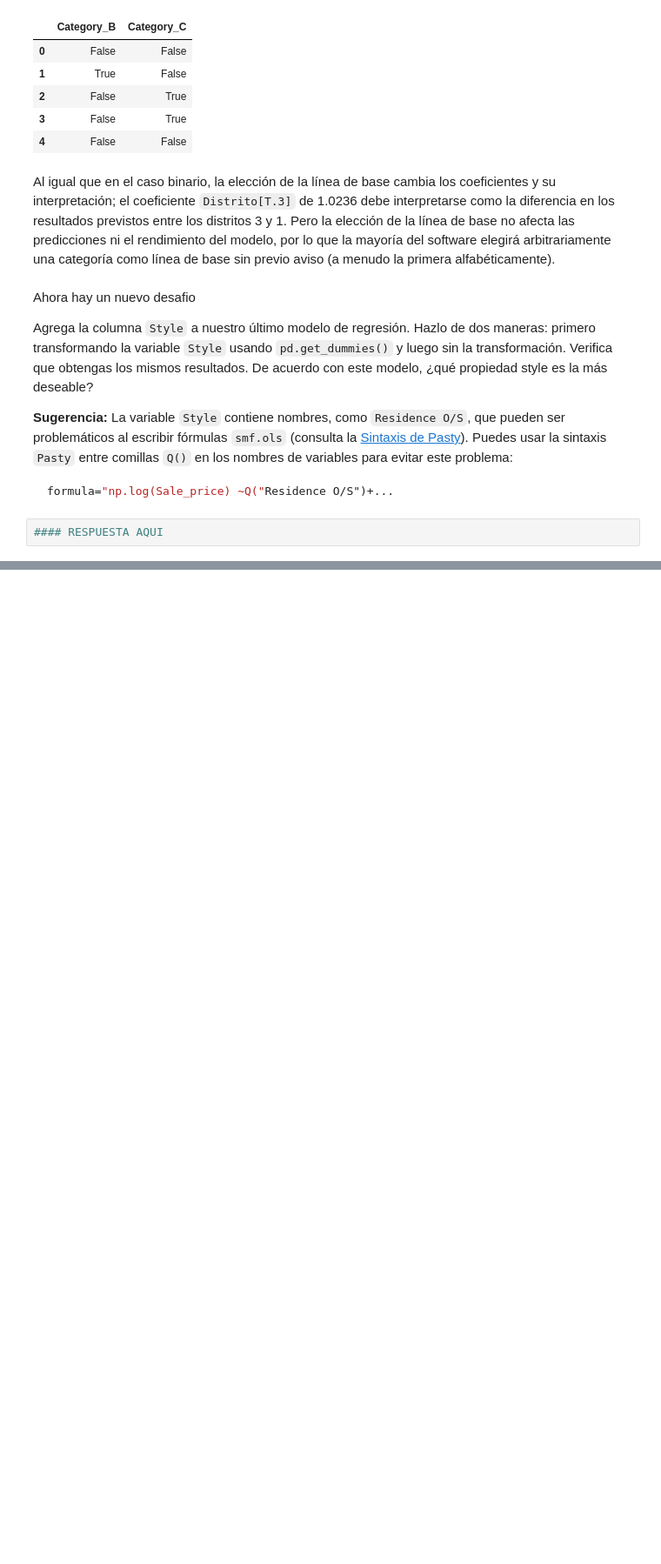
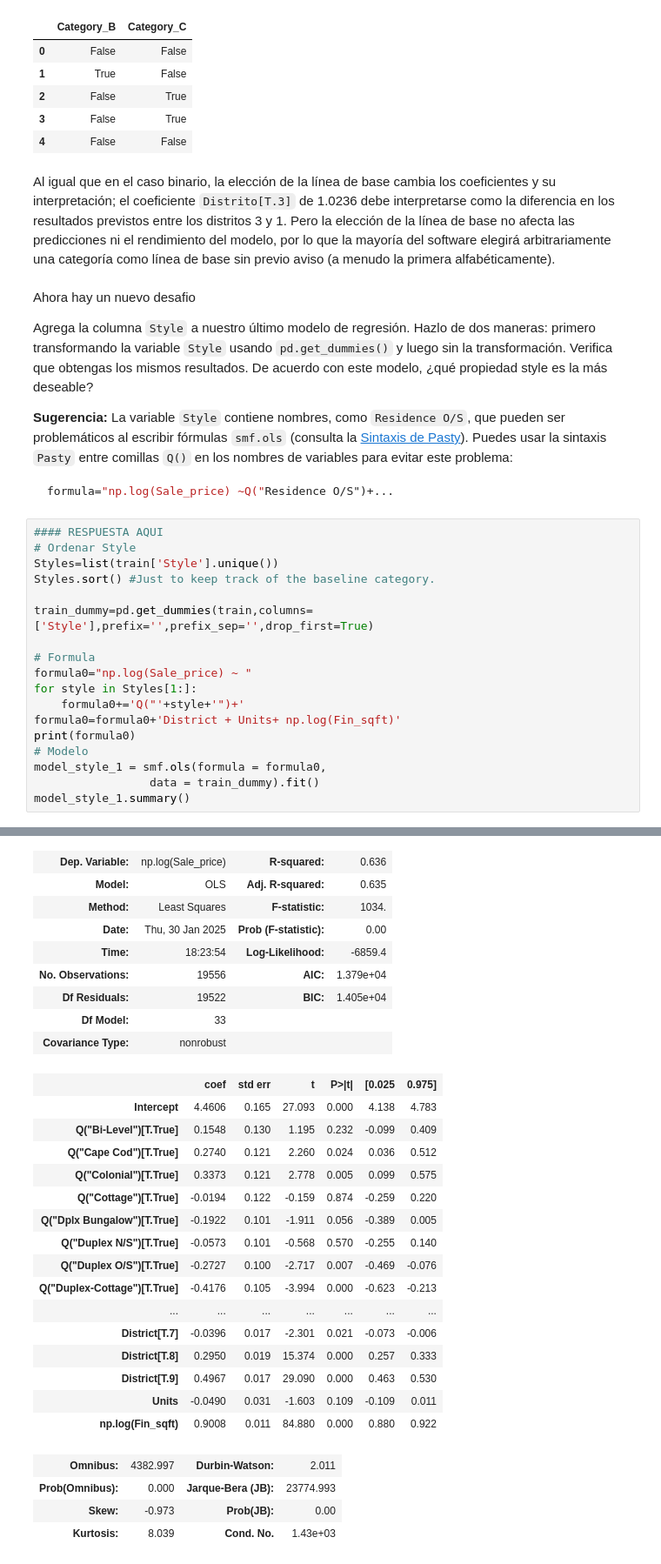
Before and after one commit to dfbustosus/Bootcamp-DS-2024-I, a Jupyter notebook: Regression_test/Desafio.ipynb, the cells around one changed output, grey strips where cells are left out. Shown at 87% size. Cells and saved outputs as stored; diff of their text form; blank space fills up the shorter version.

````diff
--- a/Regression_test/Desafio.ipynb
+++ b/Regression_test/Desafio.ipynb
@@ -142,5 +229,22 @@ Agrega la columna `Style` a nuestro último modelo de regresión. Hazlo de dos m
 ```python
 formula="np.log(Sale_price) ~Q("Residence O/S")+...
 ```
-# %%
-#### RESPUESTA AQUI
+# %%
+#### RESPUESTA AQUI
+# Ordenar Style
+Styles=list(train['Style'].unique())
+Styles.sort() #Just to keep track of the baseline category.
+
+train_dummy=pd.get_dummies(train,columns=['Style'],prefix='',prefix_sep='',drop_first=True)
+
+# Formula
+formula0="np.log(Sale_price) ~ "
+for style in Styles[1:]:
+    formula0+='Q("'+style+'")+'
+formula0=formula0+'District + Units+ np.log(Fin_sqft)'
+print(formula0)
+# Modelo
+model_style_1 = smf.ols(formula = formula0,
+                 data = train_dummy).fit()
+model_style_1.summary()
+# %% [output]
@@ -146,0 +253,29 @@ formula="np.log(Sale_price) ~Q("Residence O/S")+...
+| Dep. Variable: | np.log(Sale_price) | R-squared: | 0.636 |
+| Model: | OLS | Adj. R-squared: | 0.635 |
+| Method: | Least Squares | F-statistic: | 1034. |
+| Date: | Thu, 30 Jan 2025 | Prob (F-statistic): | 0.00 |
+| Time: | 18:23:54 | Log-Likelihood: | -6859.4 |
+| No. Observations: | 19556 | AIC: | 1.379e+04 |
+| Df Residuals: | 19522 | BIC: | 1.405e+04 |
+| Df Model: | 33 |  |  |
+| Covariance Type: | nonrobust |  |  |
+|  | coef | std err | t | P>|t| | [0.025 | 0.975] |
+| Intercept | 4.4606 | 0.165 | 27.093 | 0.000 | 4.138 | 4.783 |
+| Q("Bi-Level")[T.True] | 0.1548 | 0.130 | 1.195 | 0.232 | -0.099 | 0.409 |
+| Q("Cape Cod")[T.True] | 0.2740 | 0.121 | 2.260 | 0.024 | 0.036 | 0.512 |
+| Q("Colonial")[T.True] | 0.3373 | 0.121 | 2.778 | 0.005 | 0.099 | 0.575 |
+| Q("Cottage")[T.True] | -0.0194 | 0.122 | -0.159 | 0.874 | -0.259 | 0.220 |
+| Q("Dplx Bungalow")[T.True] | -0.1922 | 0.101 | -1.911 | 0.056 | -0.389 | 0.005 |
+| Q("Duplex N/S")[T.True] | -0.0573 | 0.101 | -0.568 | 0.570 | -0.255 | 0.140 |
+| Q("Duplex O/S")[T.True] | -0.2727 | 0.100 | -2.717 | 0.007 | -0.469 | -0.076 |
+| Q("Duplex-Cottage")[T.True] | -0.4176 | 0.105 | -3.994 | 0.000 | -0.623 | -0.213 |
+| ... | ... | ... | ... | ... | ... | ... |
+| District[T.7] | -0.0396 | 0.017 | -2.301 | 0.021 | -0.073 | -0.006 |
+| District[T.8] | 0.2950 | 0.019 | 15.374 | 0.000 | 0.257 | 0.333 |
+| District[T.9] | 0.4967 | 0.017 | 29.090 | 0.000 | 0.463 | 0.530 |
+| Units | -0.0490 | 0.031 | -1.603 | 0.109 | -0.109 | 0.011 |
+| np.log(Fin_sqft) | 0.9008 | 0.011 | 84.880 | 0.000 | 0.880 | 0.922 |
+| Omnibus: | 4382.997 | Durbin-Watson: | 2.011 |
+| Prob(Omnibus): | 0.000 | Jarque-Bera (JB): | 23774.993 |
+| Skew: | -0.973 | Prob(JB): | 0.00 |
+| Kurtosis: | 8.039 | Cond. No. | 1.43e+03 |
````
Also changed, not shown: parts of 12 cells of this notebook.
